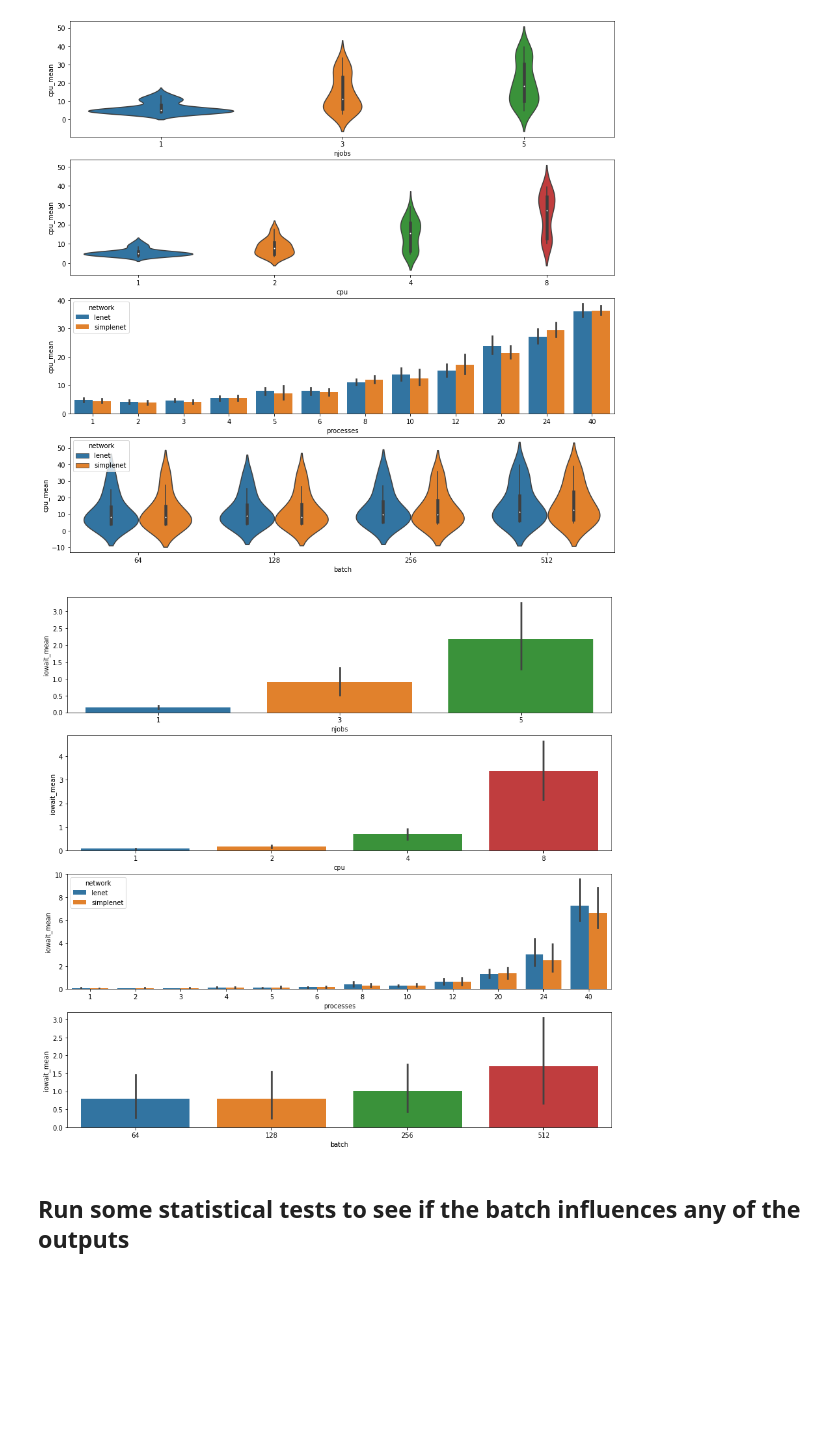
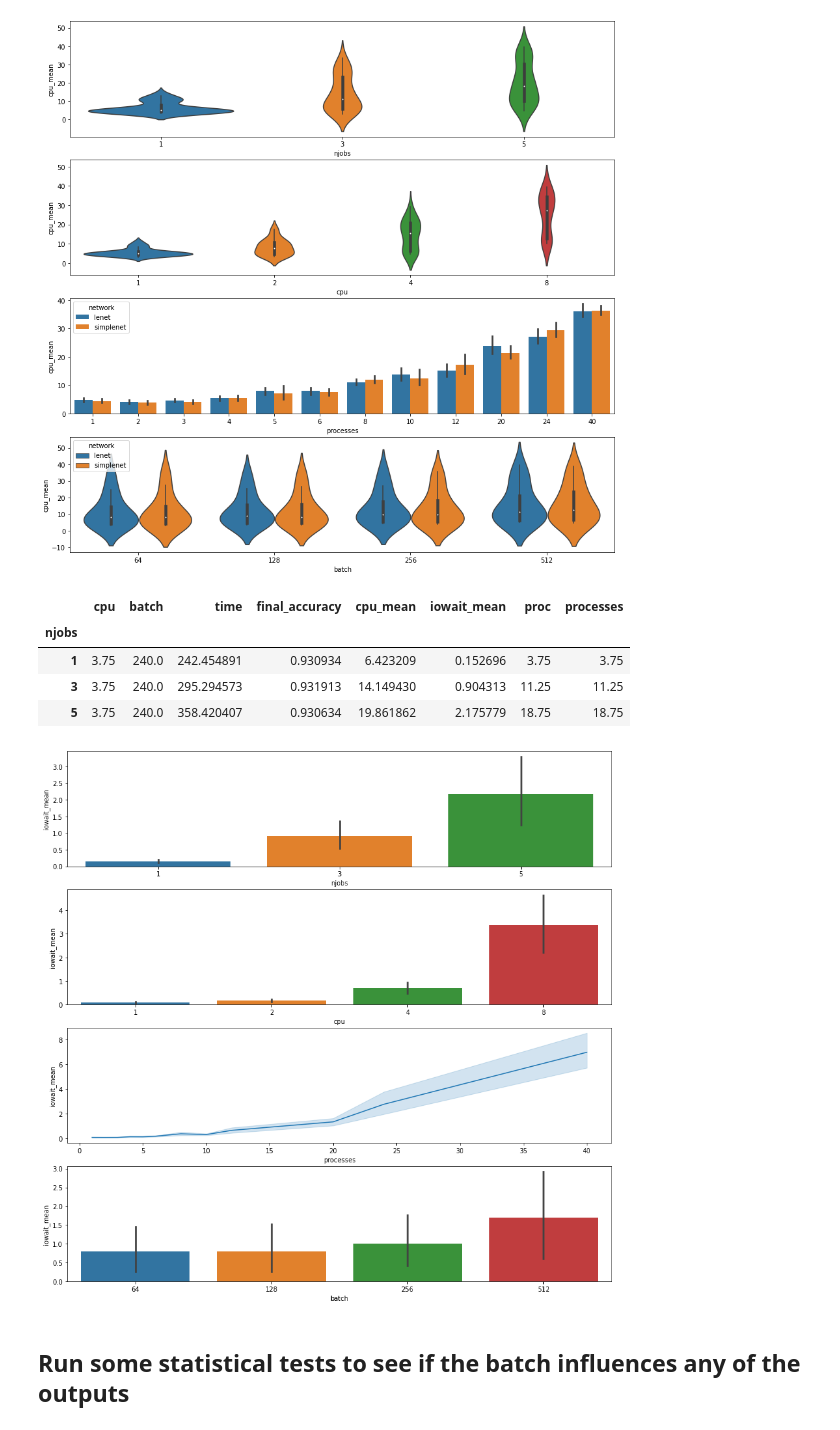
Before and after one commit to sharwinbobde/Courier-BigDL-Study, a Jupyter notebook: experiment-results.ipynb, the cells around one changed output. Cells and saved outputs as stored; diff of their text form; code cells hidden in the pictures; blank space fills up the shorter version.

```diff
--- a/experiment-results.ipynb
+++ b/experiment-results.ipynb
@@ -72,7 +72,7 @@ def split_name(exp_name: str) -> (int, int, int):
     cpu = int(parts[0].replace('cpu', '').strip())
     batch = int(parts[1].replace('batch', '').strip())
     njobs = int(parts[2].replace('njobs', '').strip())
-    network = str(parts[3])[3:] if len(parts) > 3 else 'lenet'
+    network = str(parts[3])[3:] if len(parts) > 3 else 'lenet5'
 
     return cpu, batch, njobs, network
 
@@ -376,14 +372,22 @@ serv_df = results_df.groupby(['batch', 'njobs']).mean()
 # %%
 fig, (ax1, ax2, ax3, ax4) = plt.subplots(4, figsize=(15,15))
 
 sns.barplot(x='njobs', y='iowait_mean', data=results_df, ax=ax1)
 sns.barplot(x='cpu', y='iowait_mean', data=results_df, ax=ax2)
 
 results_df['processes'] = results_df['cpu'] * results_df['njobs']
-sns.barplot(x='processes', y='iowait_mean', hue='network', data=results_df, ax=ax3)
+sns.lineplot(x='processes', y='iowait_mean', data=results_df, ax=ax3)
 sns.barplot(x='batch', y='iowait_mean', data=results_df, ax=ax4);
+
+
+results_df.groupby('njobs').mean()
 # %% [output]
+|  | cpu | batch | time | final_accuracy | cpu_mean | iowait_mean | proc | processes |
+| njobs |  |  |  |  |  |  |  |  |
+| 1 | 3.75 | 240.0 | 242.454891 | 0.930934 | 6.423209 | 0.152696 | 3.75 | 3.75 |
+| 3 | 3.75 | 240.0 | 295.294573 | 0.931913 | 14.149430 | 0.904313 | 11.25 | 11.25 |
+| 5 | 3.75 | 240.0 | 358.420407 | 0.930634 | 19.861862 | 2.175779 | 18.75 | 18.75 |
-[figure, old version]
+[figure, new version]
 # %% [markdown]
 ## Run some statistical tests to see if the batch influences any of the outputs
 # %%
```
Also changed, not shown: parts of 10 cells of this notebook.
